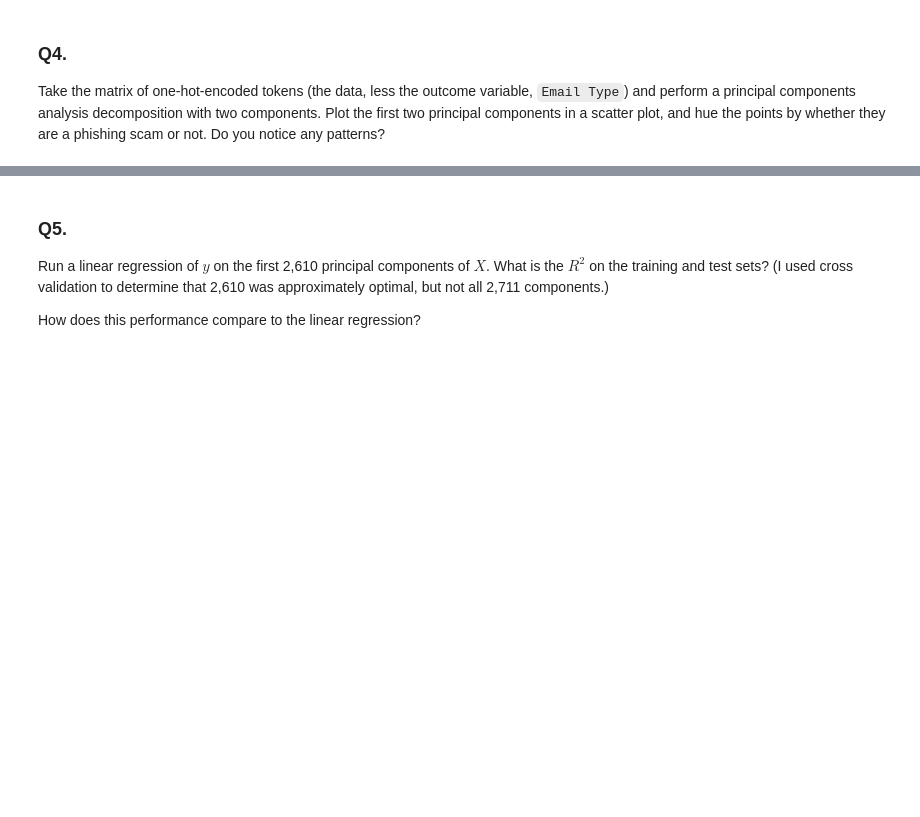
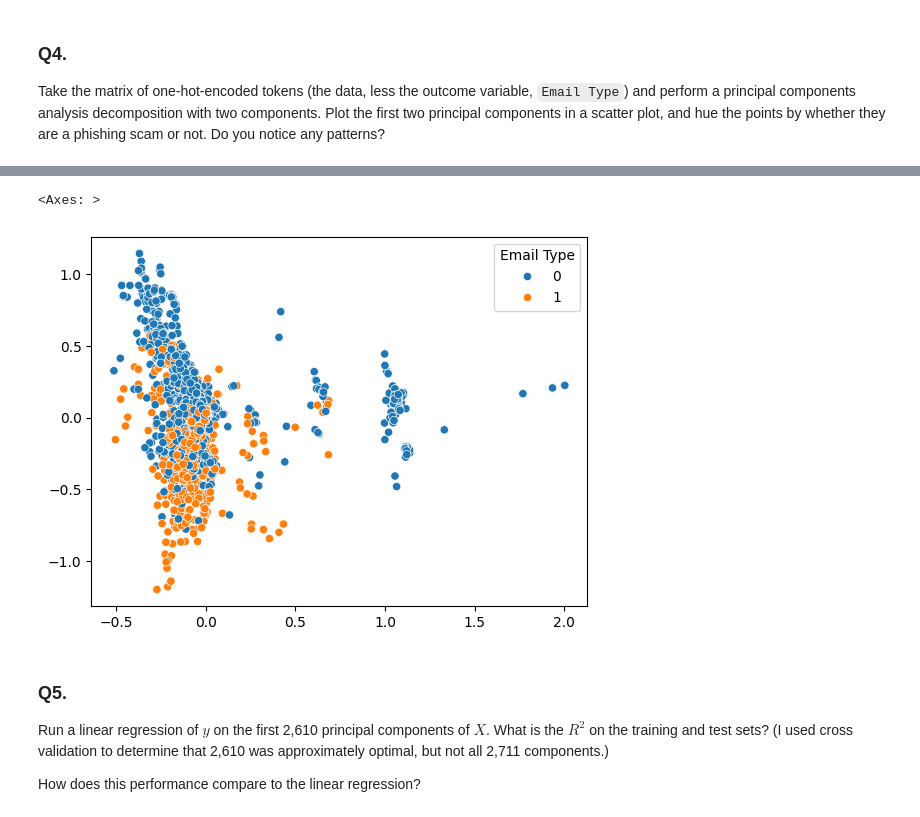
Before and after one commit to gffiveash/PCA, a Jupyter notebook: GF_assignment.ipynb, the cells around one changed output, grey strips where cells are left out. Saved outputs shown, nothing was run; the diff lists cells and outputs as text; code cells hidden in the pictures; blank space fills up the shorter version.

```diff
--- a/GF_assignment.ipynb
+++ b/GF_assignment.ipynb
@@ -156,3 +287,12 @@ Take the matrix of one-hot-encoded tokens (the data, less the outcome variable,
+# %%
+pca=PCA(n_components=2) # Create PCA instance
+pca=pca.fit(X_test) # Create the decomposition
+Z_test = pca.transform(X_test) # Project house data; could use new data or test data
+# %%
+sns.scatterplot(x=Z_test[:,0],y=Z_test[:,1],hue=y_test)
+# %% [output]
+<Axes: >
+[figure, added]
 # %% [markdown]
 ### Q5.
 
```
Also changed, not shown: parts of 18 cells of this notebook.
